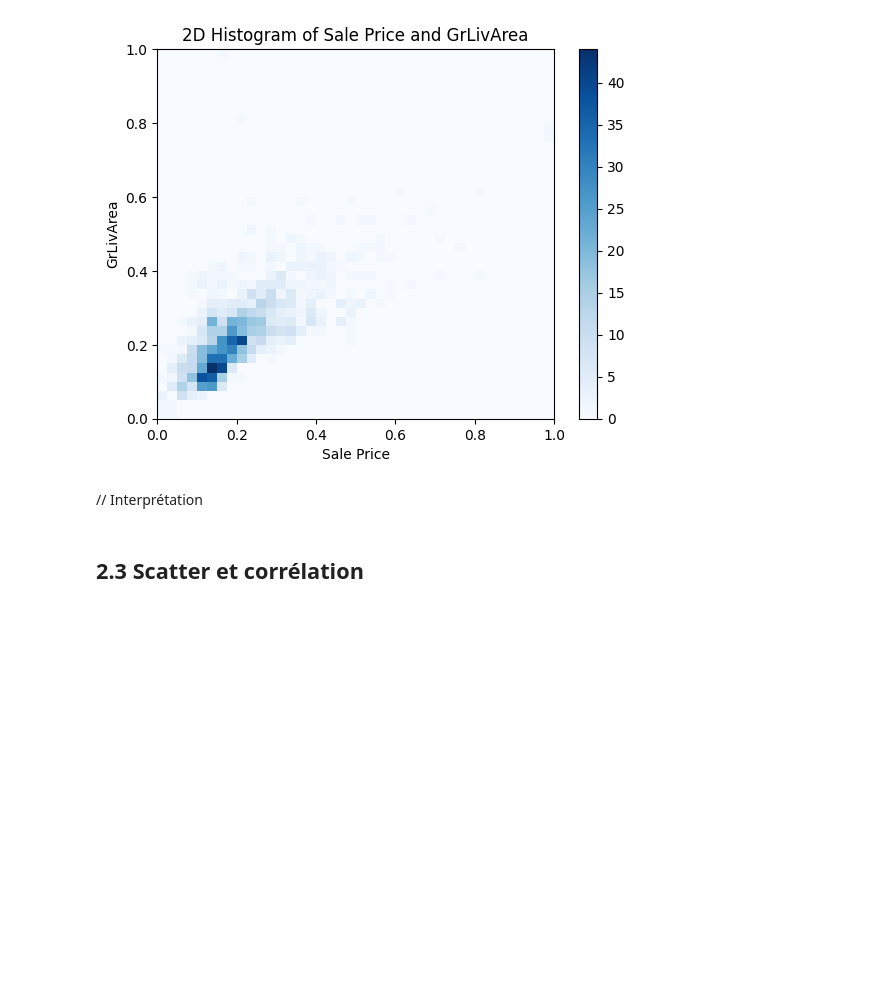
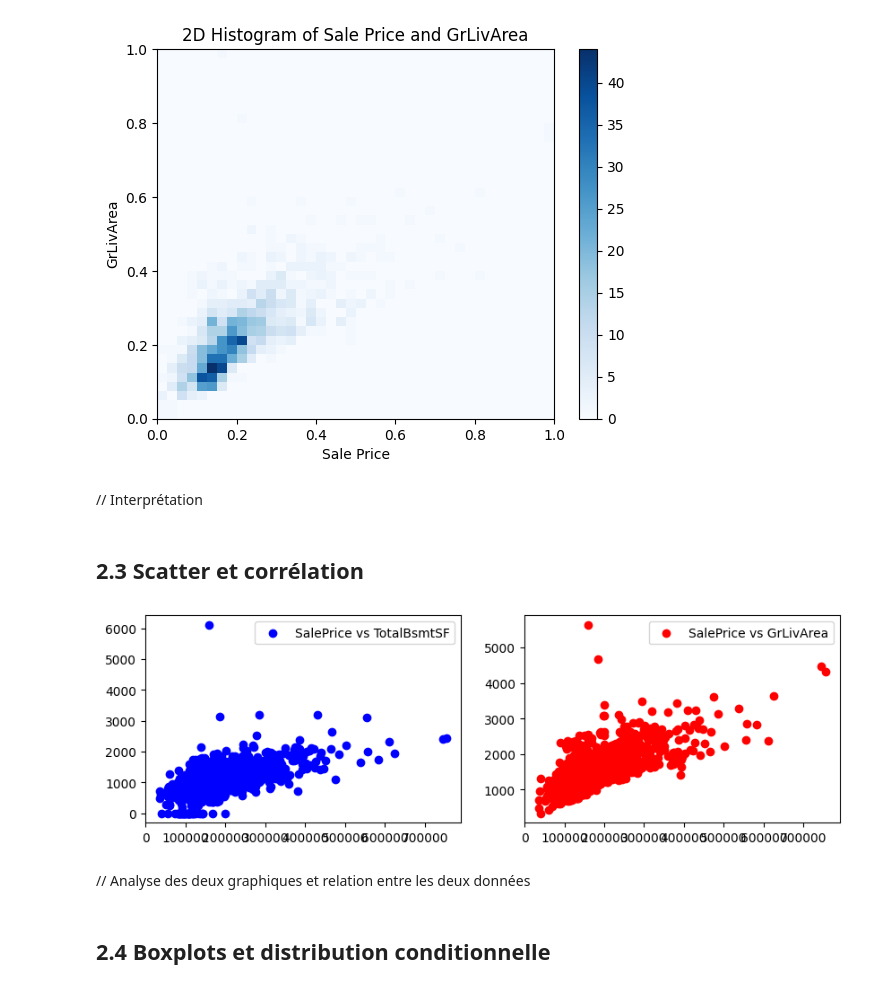
Before and after one commit to Lit3C/house_pricing, a Jupyter notebook: dataviz.ipynb, the cells around one changed output. Drawn from its saved outputs; the diff is of its cells as text; code cells hidden in the pictures; blank space fills up the shorter version.

Commit message:
scatterplot

```diff
--- a/dataviz.ipynb
+++ b/dataviz.ipynb
@@ -120,3 +109,21 @@ plt.show()
 ## 2.3 Scatter et corrélation
 # %%
 df = pd.read_csv('dataset/train.csv')
+# %%
+fig = plt.figure(figsize=(10,3))
+
+plt.subplot(121)
+plt.scatter(df['SalePrice'], df['TotalBsmtSF'], color='blue', label='SalePrice vs TotalBsmtSF')
+plt.legend()
+
+plt.subplot(122)
+plt.scatter(df['SalePrice'], df['GrLivArea'], color='red', label='SalePrice vs GrLivArea')
+plt.legend()
+
+plt.show()
+# %% [output]
+[figure, added]
+# %% [markdown]
+// Analyse des deux graphiques et relation entre les deux données
+# %% [markdown]
+## 2.4 Boxplots et distribution conditionnelle
```
Also changed, not shown: parts of 1 cell of this notebook.
